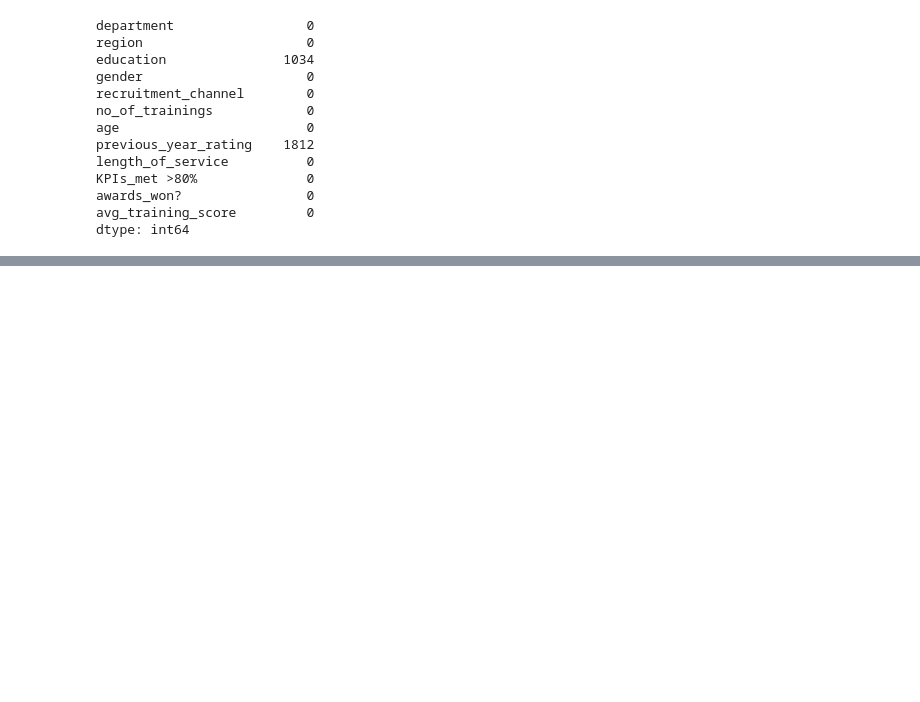
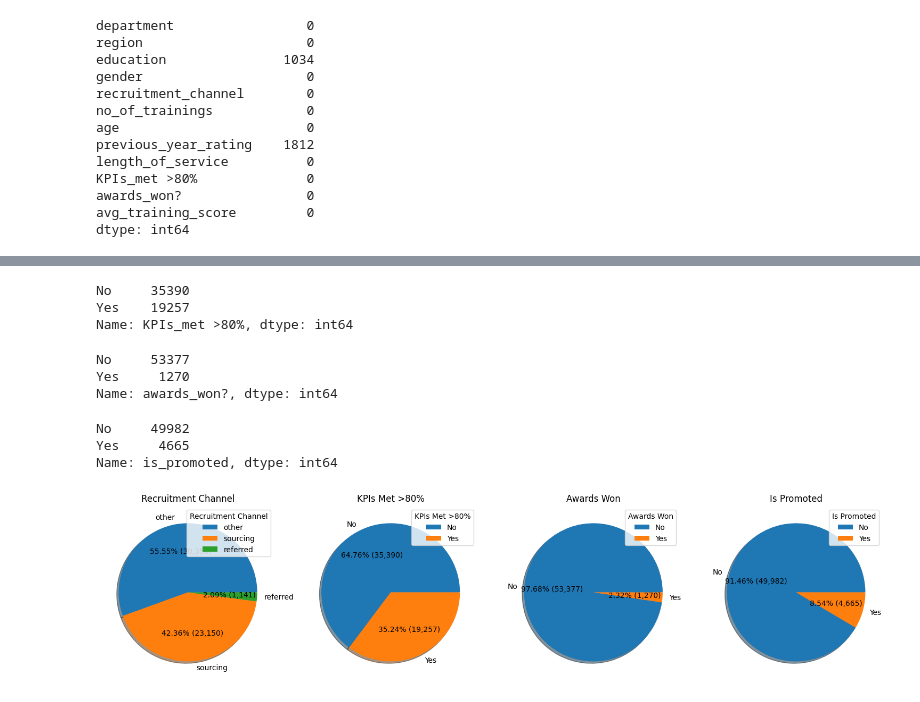
Before and after one commit to Akshay-Paunikar/HR_Analytics, a Jupyter notebook: notebook/hr_analytics_EDA.ipynb, the cells around one changed output, grey strips where cells are left out. Cells and saved outputs as stored; diff of their text form; code cells hidden in the pictures; blank space fills up the shorter version.

```diff
--- a/notebook/hr_analytics_EDA.ipynb
+++ b/notebook/hr_analytics_EDA.ipynb
@@ -352,0 +454,76 @@ test_data.to_csv("test_data.csv", index=False, header=True)
+# %%
+# KPIs_met >80%
+train_data['KPIs_met >80%'].value_counts()
+# %% [output]
+No     35390
+Yes    19257
+Name: KPIs_met >80%, dtype: int64
+# %%
+# awards_won
+train_data['awards_won?'].value_counts()
+# %% [output]
+No     53377
+Yes     1270
+Name: awards_won?, dtype: int64
+# %%
+# is_promoted
+train_data['is_promoted'].value_counts()
+# %% [output]
+No     49982
+Yes     4665
+Name: is_promoted, dtype: int64
+# %%
+plt.figure(figsize=(15,5))
+
+# recruitment_channel
+
+ax1 = plt.subplot2grid((1,4),(0,0))
+
+Datarecruitmentchannel = train_data['recruitment_channel'].value_counts().values
+Labelrecruitmentchannel = train_data['recruitment_channel'].value_counts().index
+
+plt.pie(x=Datarecruitmentchannel, labels=Labelrecruitmentchannel,
+        autopct=lambda p : '{:.2f}% ({:,.0f})'.format(p,p * sum(Datarecruitmentchannel)/100), shadow=True)
+plt.legend(Labelrecruitmentchannel, loc='best', title='Recruitment Channel')
+plt.title("Recruitment Channel")
+
+# KPIs_met >80%
+
+ax2 = plt.subplot2grid((1,4),(0,1))
+
+DataKPI = train_data['KPIs_met >80%'].value_counts().values
+LabelKPI = train_data['KPIs_met >80%'].value_counts().index
+
+plt.pie(x=DataKPI, labels=LabelKPI,
+        autopct=lambda p : '{:.2f}% ({:,.0f})'.format(p,p * sum(DataKPI)/100), shadow=True)
+plt.legend(LabelKPI, loc='best', title='KPIs Met >80%')
+plt.title("KPIs Met >80%")
+
+# awards_won
+
+ax3 = plt.subplot2grid((1,4),(0,2))
+
+DataAwards = train_data['awards_won?'].value_counts().values
+LabelAwards = train_data['awards_won?'].value_counts().index
+
+plt.pie(x=DataAwards, labels=LabelAwards,
+        autopct=lambda p : '{:.2f}% ({:,.0f})'.format(p,p * sum(DataAwards)/100), shadow=True)
+plt.legend(LabelAwards, loc='best', title='Awards Won')
+plt.title("Awards Won")
+
+# is_promoted
+
+ax4 = plt.subplot2grid((1,4),(0,3))
+
+DataPromoted = train_data['is_promoted'].value_counts().values
+LabelPromoted = train_data['is_promoted'].value_counts().index
+
+plt.pie(x=DataPromoted, labels=LabelPromoted,
+        autopct=lambda p : '{:.2f}% ({:,.0f})'.format(p,p * sum(DataPromoted)/100), shadow=True)
+plt.legend(LabelPromoted, loc='best', title='Is Promoted')
+plt.title("Is Promoted")
+
+plt.tight_layout()
+plt.show()
+# %% [output]
+[figure, added]
```
Also changed, not shown: parts of 36 cells of this notebook, 2 other files.
